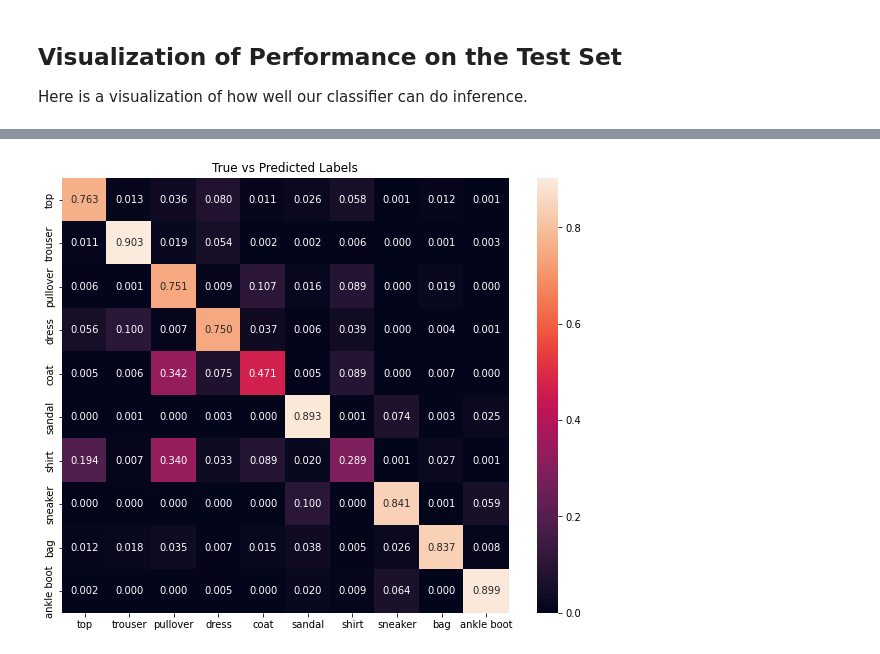
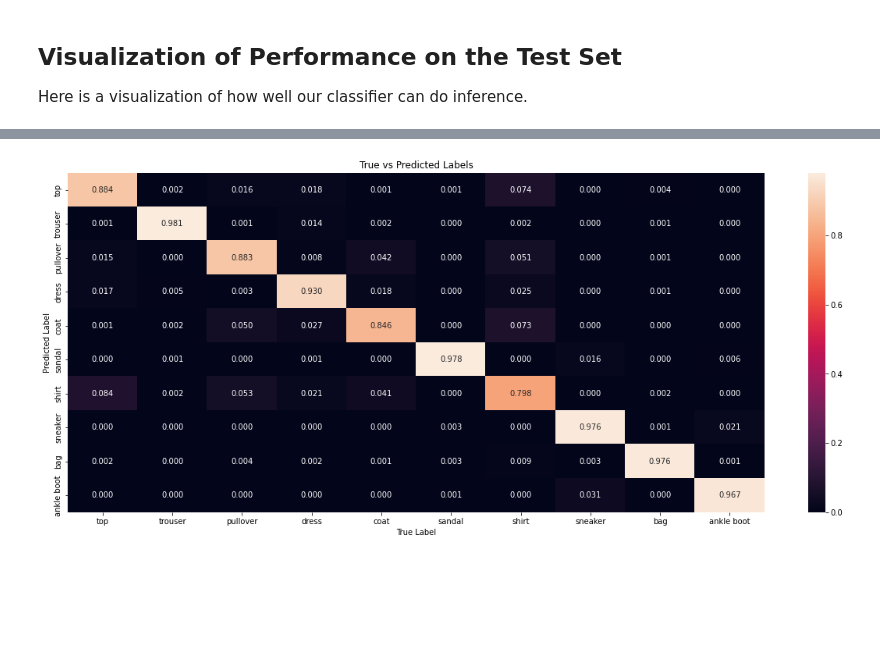
Before and after one commit to dvncrtr/AIML_Bootcamp_08222, a Jupyter notebook: Fashion_MNIST_Competition.ipynb, the cells around one changed output, grey strips where cells are left out. Cells and saved outputs as stored; diff of their text form; code cells hidden in the pictures; blank space fills up the shorter version.

```diff
--- a/Fashion_MNIST_Competition.ipynb
+++ b/Fashion_MNIST_Competition.ipynb
@@ -146,7 +146,7 @@ datagen = ImageDataGenerator(rotation_range=0.5,
 #
 #datagen = ImageDataGenerator(rotation_range=5)
 #datagen = ImageDataGenerator(preprocessing_function=tf.keras.applications.vgg16.preprocess_input)
-datagen = ImageDataGenerator(rotation_range=5,
+datagen = ImageDataGenerator(rotation_range=2.5,
                              #width_shift_range=0.1,
                              #height_shift_range=0.1,
                              #shear_range=0.1,
@@ -181,28 +170,30 @@ Downloading data from https://storage.googleapis.com/tensorflow/tf-keras-dataset
 #
 model = Sequential()
 
-model.add(Conv2D(32, kernel_size=(3,3), input_shape=input_shape,padding='Same'))
-model.add(Dropout(0.1))
+model.add(Conv2D(64, kernel_size=(3,3), input_shape=input_shape,padding='Same'))
+#model.add(Dropout(0.1))
 model.add(Activation('relu'))
-model.add(MaxPooling2D(pool_size=(2,2),strides=2))
+model.add(MaxPooling2D(pool_size=(2,2),strides=(2,2)))
+
+model.add(Conv2D(32, kernel_size=(3,3),padding='Same'))
+#model.add(Activation('relu'))
+#model.add(LeakyReLU(alpha=0.05))
+#model.add(MaxPooling2D(pool_size=(2,2),strides=(2,2)))
+model.add(LeakyReLU(alpha=0.05))
+model.add(Dropout(0.5))
+
 model.add(Conv2D(32, kernel_size=(3,3),padding='Same'))
 model.add(LeakyReLU(alpha=0.05))
-model.add(Dropout(0.1))
-model.add(MaxPooling2D(pool_size=(2,2),strides=(2,2)))
-model.add(Activation('relu'))
+model.add(Dropout(0.5))
 
-model.add(Conv2D(64, kernel_size=(3,3),padding='Same'))
-model.add(LeakyReLU(alpha=0.05))
-model.add(Dropout(0.1))
-
-#model.add(Conv2D(64, kernel_size=(3,3),padding='Same'))
+#model.add(Conv2D(32, kernel_size=(3,3),padding='Same'))
 #model.add(LeakyReLU(alpha=0.05))
-m#odel.add(Dropout(0.1))
+#model.add(Dropout(0.5))
 
 model.add(Flatten())
-#model.add(Dense(128))
-#model.add(Activation('relu'))
-model.add(Dropout(0.3))
+model.add(Dense(256))
+model.add(Activation('relu'))
+#model.add(Dropout(0.3))
 model.add(Dense(num_classes, activation="softmax"))
 
 my_callbacks = [ModelCheckpoint('model_out.hdf5', monitor='acc', save_best_only=True, period=1)]
@@ -212,14 +203,14 @@ WARNING:tensorflow:`period` argument is deprecated. Please use `save_freq` to sp
 ## Fit and Evaluate the Model
 # %%
 # Flag to determine whether we use Keras' Image augmentation data generator
-augmentation = True
+augmentation = False
 
 #
 # Compile the model so we can fit it. Researching loss functions and optimizers
 # might be a good thing to do.
 #
 model.compile(loss=keras.losses.categorical_crossentropy,
-              optimizer=keras.optimizers.Adadelta(),
+              optimizer=keras.optimizers.Adam(learning_rate=0.0001),
               metrics=['accuracy',
                        tf.keras.metrics.Precision(),
                        tf.keras.metrics.Recall()])
@@ -238,7 +229,7 @@ else:
 # fits the model on batches with real-time data augmentation:
     hist = model.fit_generator(datagen.flow(x_train, y_train, batch_size=batch_size),
                            steps_per_epoch=len(x_train) / batch_size, validation_data=(x_test, y_test),
-                           epochs=epochs, verbose=1, callbacks=my_callbacks, workers = 2)
+                           epochs=epochs, verbose=1, callbacks=my_callbacks, workers = 6)
 
 
 score = model.evaluate(x_test, y_test)
@@ -347,12 +339,14 @@ cv2.waitKey(0)
 # %%
 from seaborn import heatmap
 allprobs = model.predict(x_test)
 preds = allprobs.argmax(axis=1)
 conmat = confusion_matrix(y_dec,preds,normalize='true')
-fig,ax = plt.subplots(figsize = (10,8));
+fig,ax = plt.subplots(figsize = (20,8));
 heatmap(conmat, annot=True, fmt="0.3f", ax=ax, cmap="rocket");
 ax.set_xticklabels(labelNames);
 ax.set_yticklabels(labelNames);
+ax.set_xlabel('True Label')
+ax.set_ylabel('Predicted Label')
 ax.set_title("True vs Predicted Labels");
 # %% [output]
-[figure, old version]
+[figure, new version]
```
Also changed, not shown: parts of 5 cells of this notebook.
